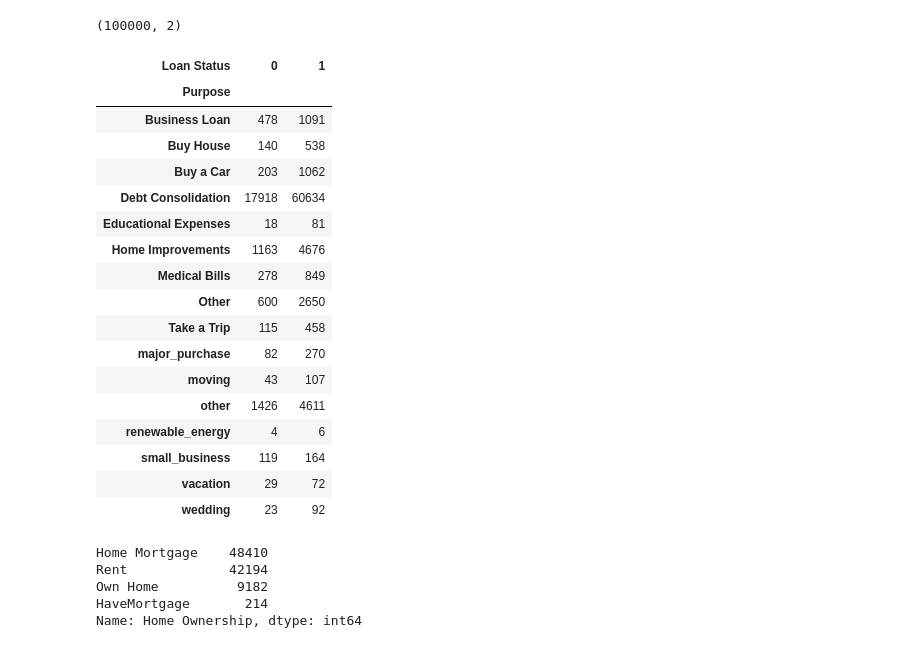
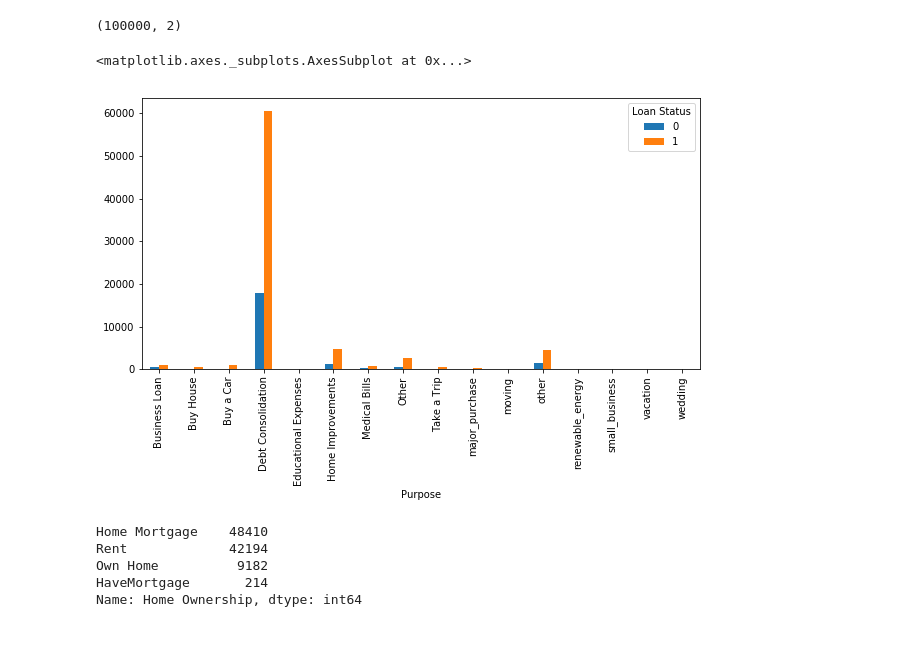
Before and after one commit to vaibhav2610/Credit-risk-analysis, a Jupyter notebook: CreditRisk.ipynb, the cells around one changed output. Drawn from its saved outputs; the diff is of its cells as text; code cells hidden in the pictures.

```diff
--- a/CreditRisk.ipynb
+++ b/CreditRisk.ipynb
@@ -293,28 +290,11 @@ loanpurposestatus.shape
 (100000, 2)
 # %%
 td = pd.crosstab(loanpurposestatus.Purpose,loanpurposestatus["Loan Status"])
-td
-# %% [output]
-| Loan Status | 0 | 1 |
-| Purpose |  |  |
-| Business Loan | 478 | 1091 |
-| Buy House | 140 | 538 |
-| Buy a Car | 203 | 1062 |
-| Debt Consolidation | 17918 | 60634 |
-| Educational Expenses | 18 | 81 |
-| Home Improvements | 1163 | 4676 |
-| Medical Bills | 278 | 849 |
-| Other | 600 | 2650 |
-| Take a Trip | 115 | 458 |
-| major_purchase | 82 | 270 |
-| moving | 43 | 107 |
-| other | 1426 | 4611 |
-| renewable_energy | 4 | 6 |
-| small_business | 119 | 164 |
-| vacation | 29 | 72 |
-| wedding | 23 | 92 |
 # %%
-#td.plot(kind = "bar",figsize=(15,10))
+td.plot(kind = "bar",figsize=(10,5))
+# %% [output]
+<matplotlib.axes._subplots.AxesSubplot at 0x...>
+[figure, added]
 # %%
 df["Home Ownership"].value_counts()
 # %% [output]
```
Also changed, not shown: parts of 9 cells of this notebook.
